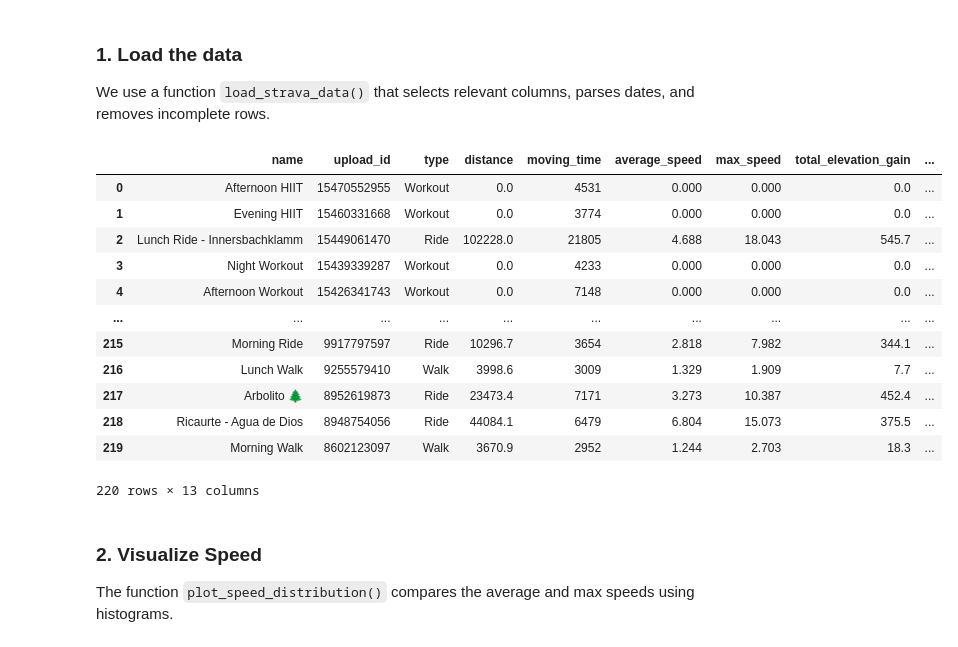
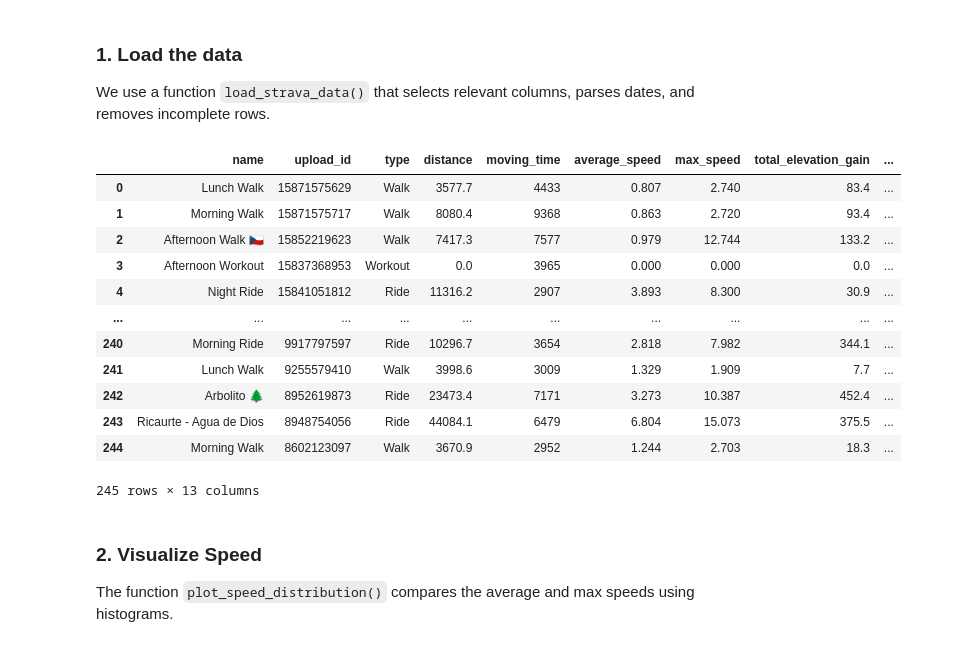
Before and after one commit to nicolevasos/Strava-Dashboard, a Jupyter notebook: union/union.ipynb, the cells around one changed output. Saved outputs shown, nothing was run; the diff lists cells and outputs as text; code cells hidden in the pictures.

```diff
--- a/union/union.ipynb
+++ b/union/union.ipynb
@@ -35,22 +35,22 @@ from strava_analysis import load_strava_data, plot_speed_distribution, extract_l
 We use a function `load_strava_data()` that selects relevant columns, parses dates, and removes incomplete rows.
 # %%
 #Use first function, upload the data
-df = load_strava_data("strava_data.csv")
+df = load_strava_data("../LeafletUpdates/nicole_strava.csv")
 df
 # %% [output]
 |  | name | upload_id | type | distance | moving_time | average_speed | max_speed | total_elevation_gain | ... |
-| 0 | Afternoon HIIT | 15470552955 | Workout | 0.0 | 4531 | 0.000 | 0.000 | 0.0 | ... |
-| 1 | Evening HIIT | 15460331668 | Workout | 0.0 | 3774 | 0.000 | 0.000 | 0.0 | ... |
-| 2 | Lunch Ride - Innersbachklamm | 15449061470 | Ride | 102228.0 | 21805 | 4.688 | 18.043 | 545.7 | ... |
-| 3 | Night Workout | 15439339287 | Workout | 0.0 | 4233 | 0.000 | 0.000 | 0.0 | ... |
-| 4 | Afternoon Workout | 15426341743 | Workout | 0.0 | 7148 | 0.000 | 0.000 | 0.0 | ... |
+| 0 | Lunch Walk | 15871575629 | Walk | 3577.7 | 4433 | 0.807 | 2.740 | 83.4 | ... |
+| 1 | Morning Walk | 15871575717 | Walk | 8080.4 | 9368 | 0.863 | 2.720 | 93.4 | ... |
+| 2 | Afternoon Walk 🇨🇿 | 15852219623 | Walk | 7417.3 | 7577 | 0.979 | 12.744 | 133.2 | ... |
+| 3 | Afternoon Workout | 15837368953 | Workout | 0.0 | 3965 | 0.000 | 0.000 | 0.0 | ... |
+| 4 | Night Ride | 15841051812 | Ride | 11316.2 | 2907 | 3.893 | 8.300 | 30.9 | ... |
 | ... | ... | ... | ... | ... | ... | ... | ... | ... | ... |
-| 215 | Morning Ride | 9917797597 | Ride | 10296.7 | 3654 | 2.818 | 7.982 | 344.1 | ... |
-| 216 | Lunch Walk | 9255579410 | Walk | 3998.6 | 3009 | 1.329 | 1.909 | 7.7 | ... |
-| 217 | Arbolito 🌲 | 8952619873 | Ride | 23473.4 | 7171 | 3.273 | 10.387 | 452.4 | ... |
-| 218 | Ricaurte - Agua de Dios | 8948754056 | Ride | 44084.1 | 6479 | 6.804 | 15.073 | 375.5 | ... |
-| 219 | Morning Walk | 8602123097 | Walk | 3670.9 | 2952 | 1.244 | 2.703 | 18.3 | ... |
+| 240 | Morning Ride | 9917797597 | Ride | 10296.7 | 3654 | 2.818 | 7.982 | 344.1 | ... |
+| 241 | Lunch Walk | 9255579410 | Walk | 3998.6 | 3009 | 1.329 | 1.909 | 7.7 | ... |
+| 242 | Arbolito 🌲 | 8952619873 | Ride | 23473.4 | 7171 | 3.273 | 10.387 | 452.4 | ... |
+| 243 | Ricaurte - Agua de Dios | 8948754056 | Ride | 44084.1 | 6479 | 6.804 | 15.073 | 375.5 | ... |
+| 244 | Morning Walk | 8602123097 | Walk | 3670.9 | 2952 | 1.244 | 2.703 | 18.3 | ... |
-220 rows × 13 columns
+245 rows × 13 columns
 # %% [markdown]
 ### 2. Visualize Speed
 The function `plot_speed_distribution()` compares the average and max speeds using histograms.
```
Also changed, not shown: parts of 1 cell of this notebook.
